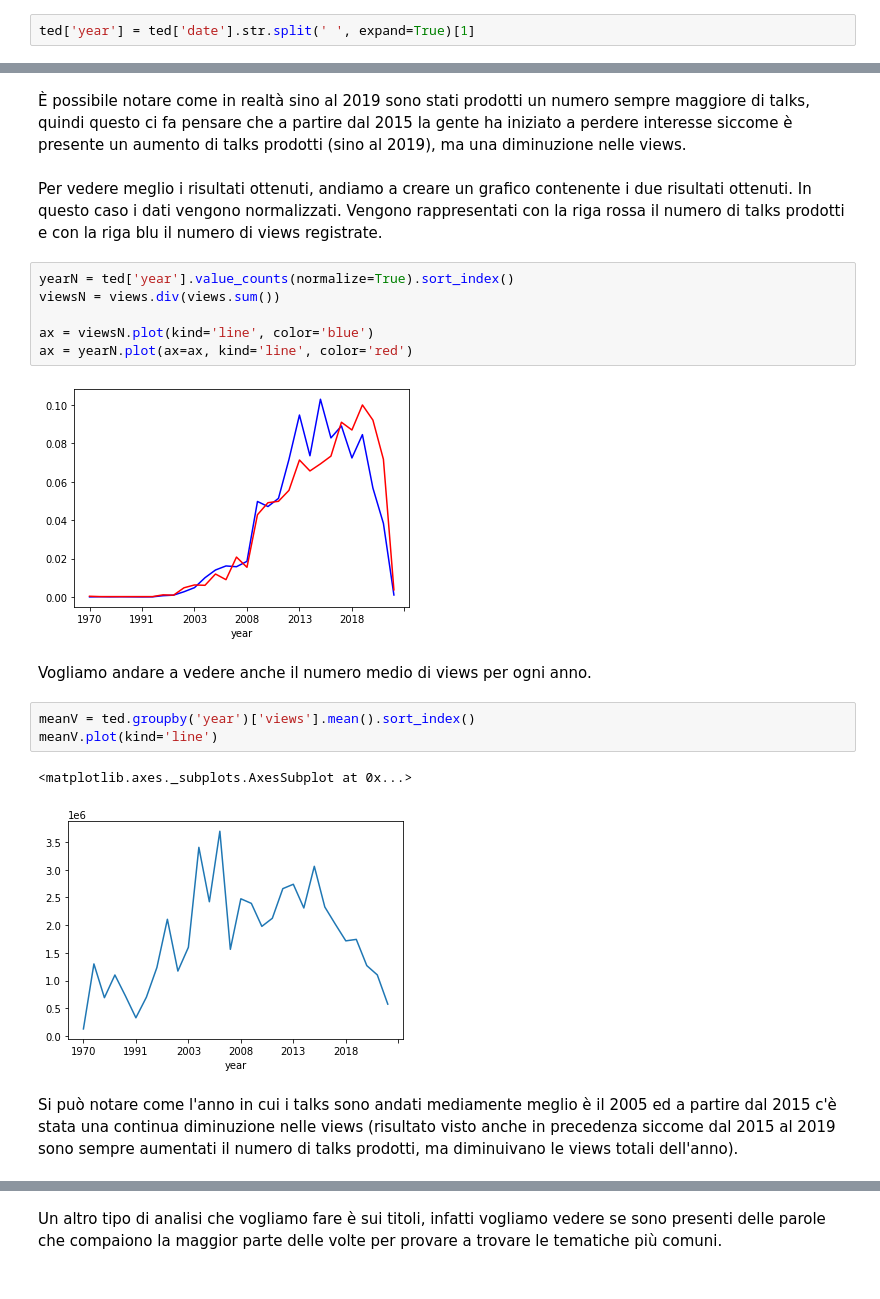
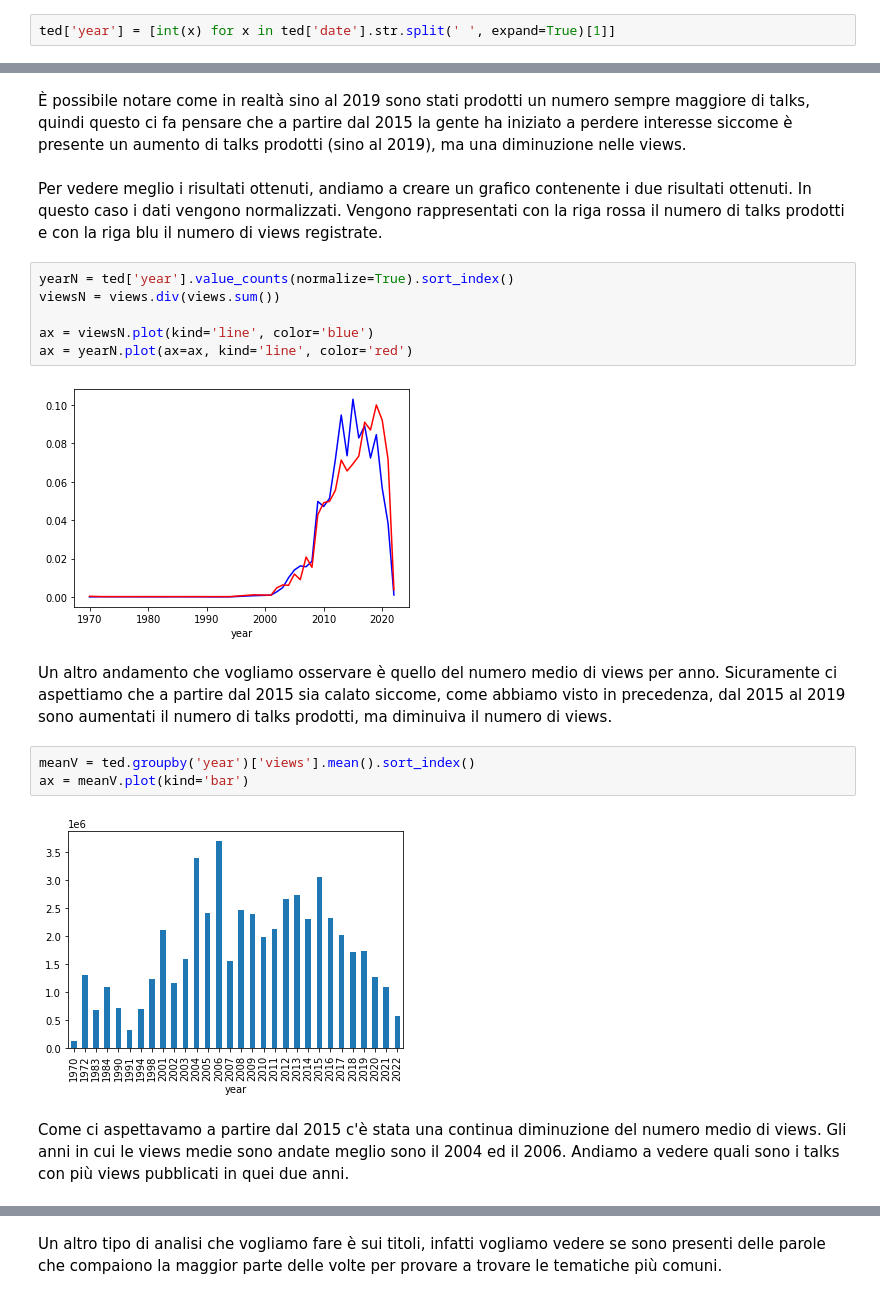
Before and after one commit to Fili00/Analisi_TedTalkDataset, a Jupyter notebook: progetto.ipynb, the cells around one changed output, grey strips where cells are left out. Saved outputs shown, nothing was run; the diff lists cells and outputs as text.

```diff
--- a/progetto.ipynb
+++ b/progetto.ipynb
@@ -210,6 +242,6 @@ Si può notare come nei mesi dove sono presenti le festività (gennaio, agosto e
 
 Adesso andiamo a vedere l'andamento annuale di visualizzazioni e pubblicazioni di nuovi talks.
 # %%
-ted['year'] = ted['date'].str.split(' ', expand=True)[1]
+ted['year'] = [int(x) for x in ted['date'].str.split(' ', expand=True)[1]]
 # %%
 views = ted.groupby('year')['views'].sum()#/ted['views'].sum() #normalizzazione
@@ -236,14 +269,13 @@ viewsN = views.div(views.sum())
 ax = viewsN.plot(kind='line', color='blue')
 ax = yearN.plot(ax=ax, kind='line', color='red')
 # %% [output]
-[figure, old version]
+[figure, new version]
-# %% [markdown]
-Vogliamo andare a vedere anche il numero medio di views per ogni anno.
+# %% [markdown]
+Un altro andamento che vogliamo osservare è quello del numero medio di views per anno. Sicuramente ci aspettiamo che a partire dal 2015 sia calato siccome, come abbiamo visto in precedenza, dal 2015 al 2019 sono aumentati il numero di talks prodotti, ma diminuiva il numero di views.
 # %%
 meanV = ted.groupby('year')['views'].mean().sort_index()
-meanV.plot(kind='line')
+ax = meanV.plot(kind='bar')
 # %% [output]
-<matplotlib.axes._subplots.AxesSubplot at 0x...>
-[figure, old version]
+[figure, new version]
-# %% [markdown]
-Si può notare come l'anno in cui i talks sono andati mediamente meglio è il 2005 ed a partire dal 2015 c'è stata una continua diminuzione nelle views (risultato visto anche in precedenza siccome dal 2015 al 2019 sono sempre aumentati il numero di talks prodotti, ma diminuivano le views totali dell'anno).
+# %% [markdown]
+Come ci aspettavamo a partire dal 2015 c'è stata una continua diminuzione del numero medio di views. Gli anni in cui le views medie sono andate meglio sono il 2004 ed il 2006. Andiamo a vedere quali sono i talks con più views pubblicati in quei due anni.
```
Also changed, not shown: parts of 58 cells of this notebook.
